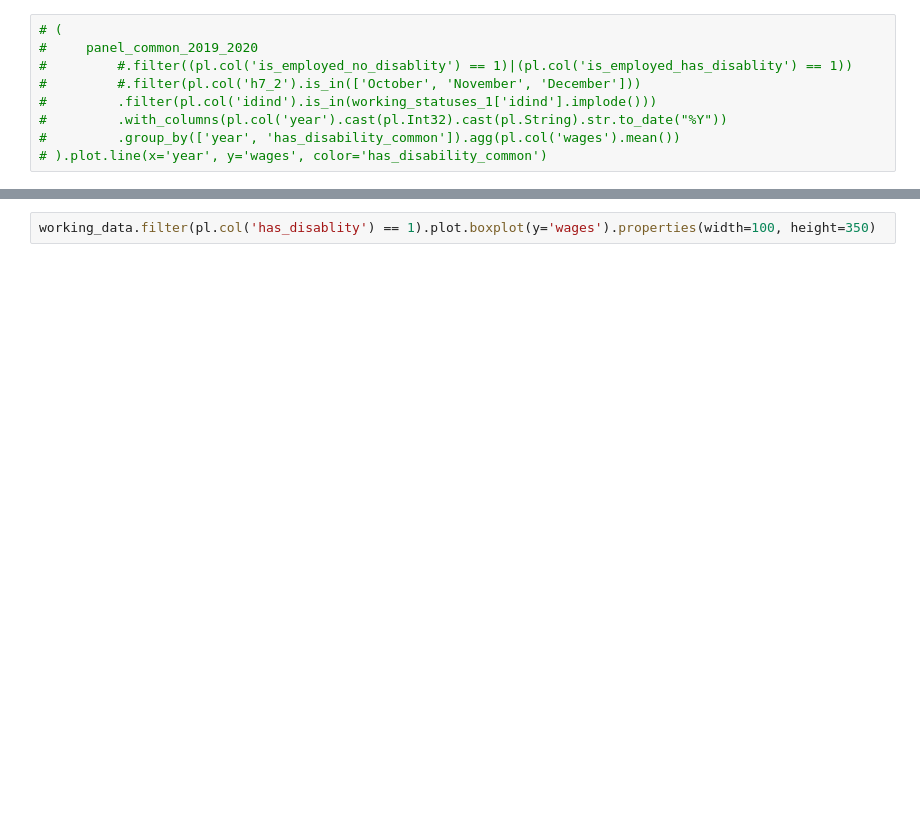
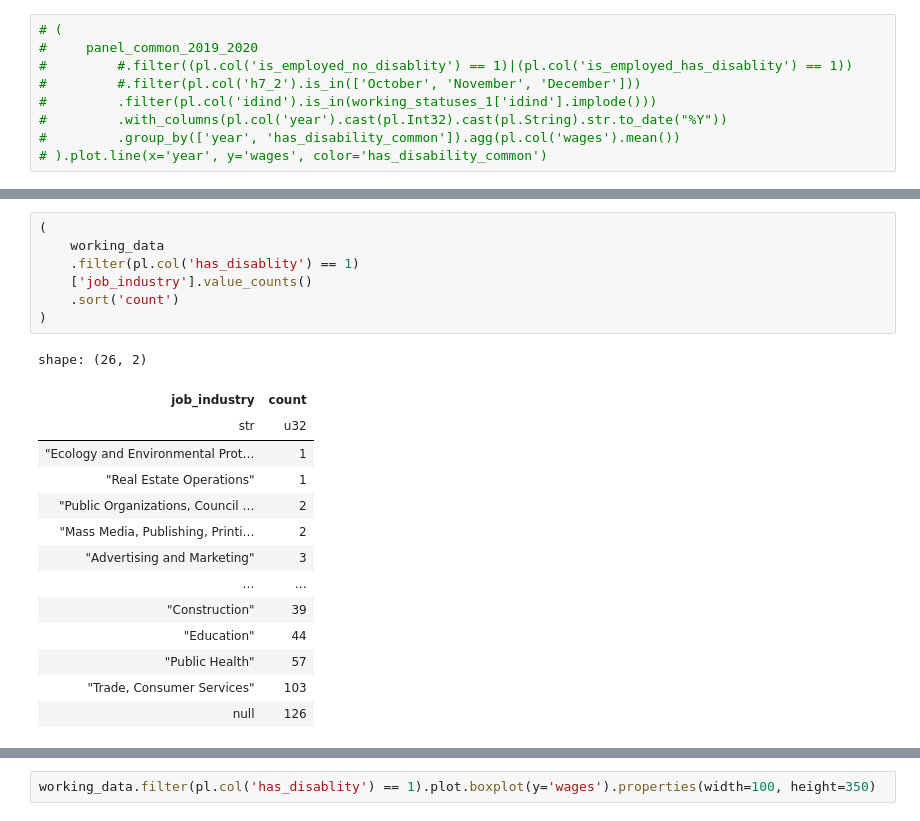
Before and after one commit to DmitriMt/master_thesis, a Jupyter notebook: notebooks/data_prep2.ipynb, the cells around one changed output, grey strips where cells are left out. Drawn from its saved outputs; the diff is of its cells as text; blank space fills up the shorter version.

```diff
--- a/notebooks/data_prep2.ipynb
+++ b/notebooks/data_prep2.ipynb
@@ -703,0 +722,22 @@ shape: (14_920, 40)
+# %%
+(
+    working_data
+    .filter(pl.col('has_disablity') == 1)
+    ['job_industry'].value_counts()
+    .sort('count')
+)
+# %% [output]
+shape: (26, 2)
+| job_industry | count |
+| str | u32 |
+| "Ecology and Environmental Prot… | 1 |
+| "Real Estate Operations" | 1 |
+| "Public Organizations, Council … | 2 |
+| "Mass Media, Publishing, Printi… | 2 |
+| "Advertising and Marketing" | 3 |
+| … | … |
+| "Construction" | 39 |
+| "Education" | 44 |
+| "Public Health" | 57 |
+| "Trade, Consumer Services" | 103 |
+| null | 126 |
```
Also changed, not shown: parts of 17 cells of this notebook, 9 other files.
